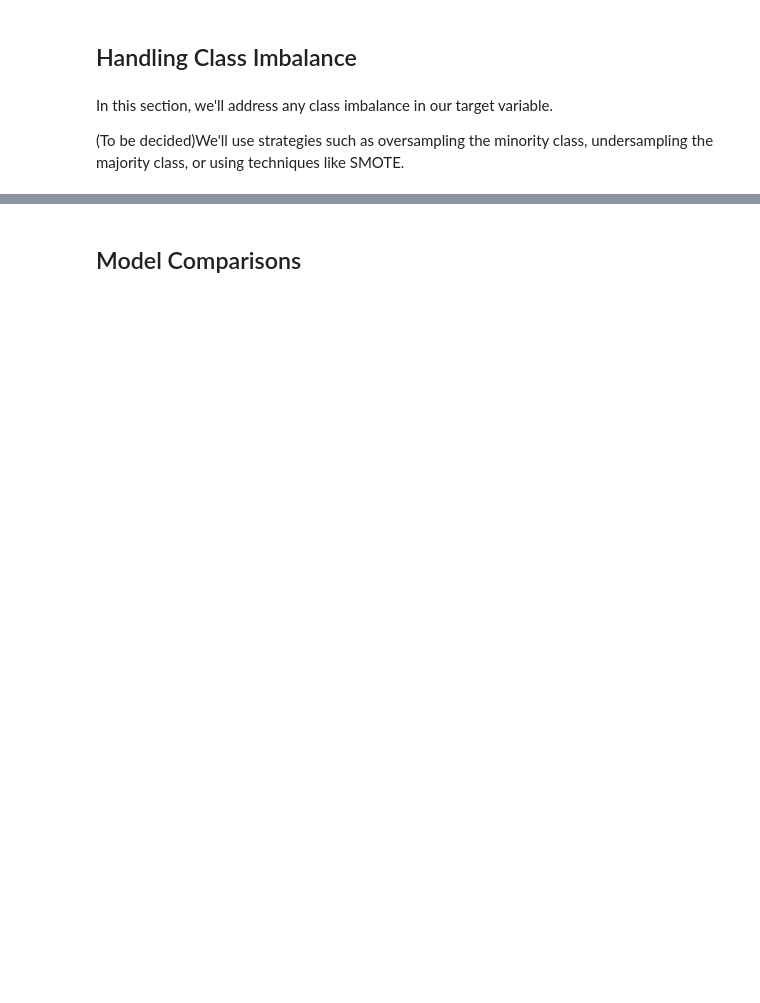
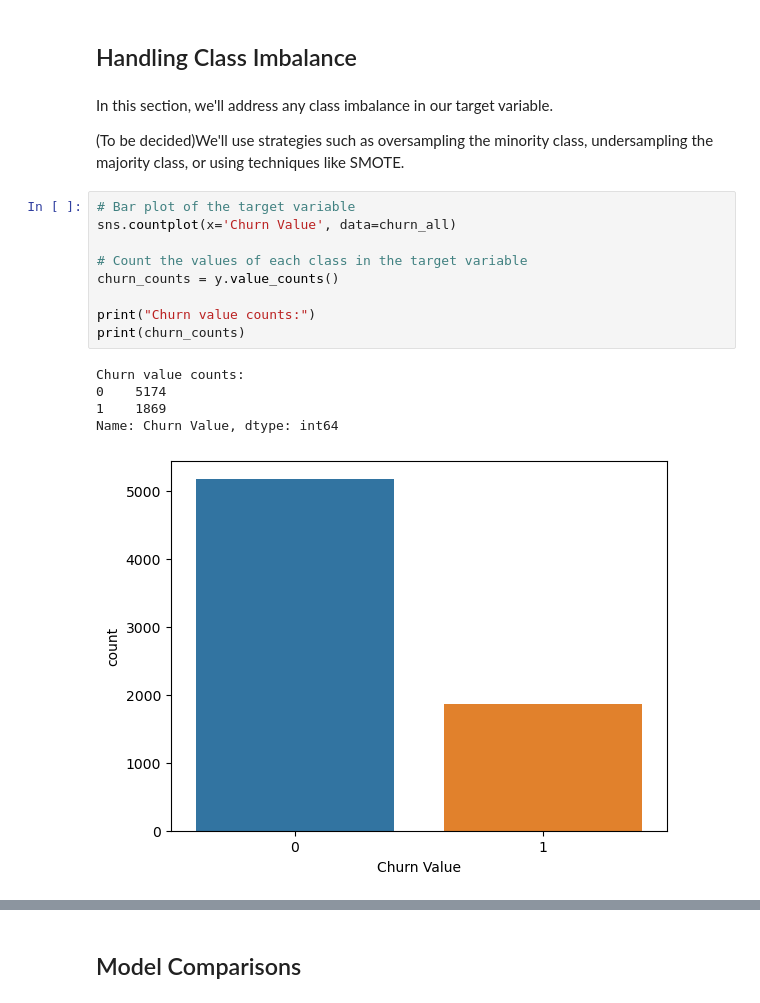
Before and after one commit to MxRaCohen/CustomerChurn, a Jupyter notebook: notebooks/Customer_Churn.ipynb, the cells around one changed output, grey strips where cells are left out. Saved outputs shown, nothing was run; the diff lists cells and outputs as text; blank space fills up the shorter version.

```diff
--- a/notebooks/Customer_Churn.ipynb
+++ b/notebooks/Customer_Churn.ipynb
@@ -698,3 +748,18 @@ plt.show()
 In this section, we'll address any class imbalance in our target variable.
 
 (To be decided)We'll use strategies such as oversampling the minority class, undersampling the majority class, or using techniques like SMOTE.
+# %%
+# Bar plot of the target variable
+sns.countplot(x='Churn Value', data=churn_all)
+
+# Count the values of each class in the target variable
+churn_counts = y.value_counts()
+
+print("Churn value counts:")
+print(churn_counts)
+# %% [output]
+Churn value counts:
+0    5174
+1    1869
+Name: Churn Value, dtype: int64
+[figure, added]
```
Also changed, not shown: parts of 27 cells of this notebook.
